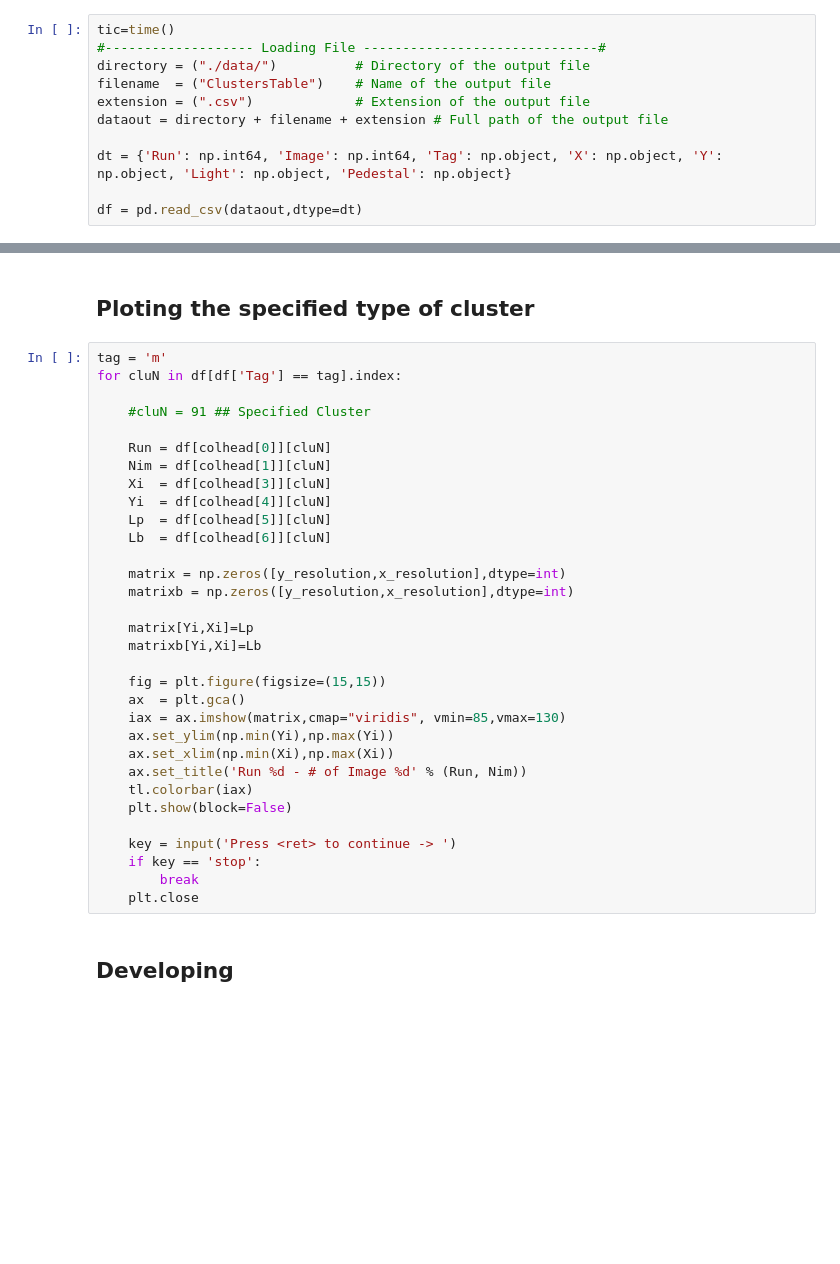
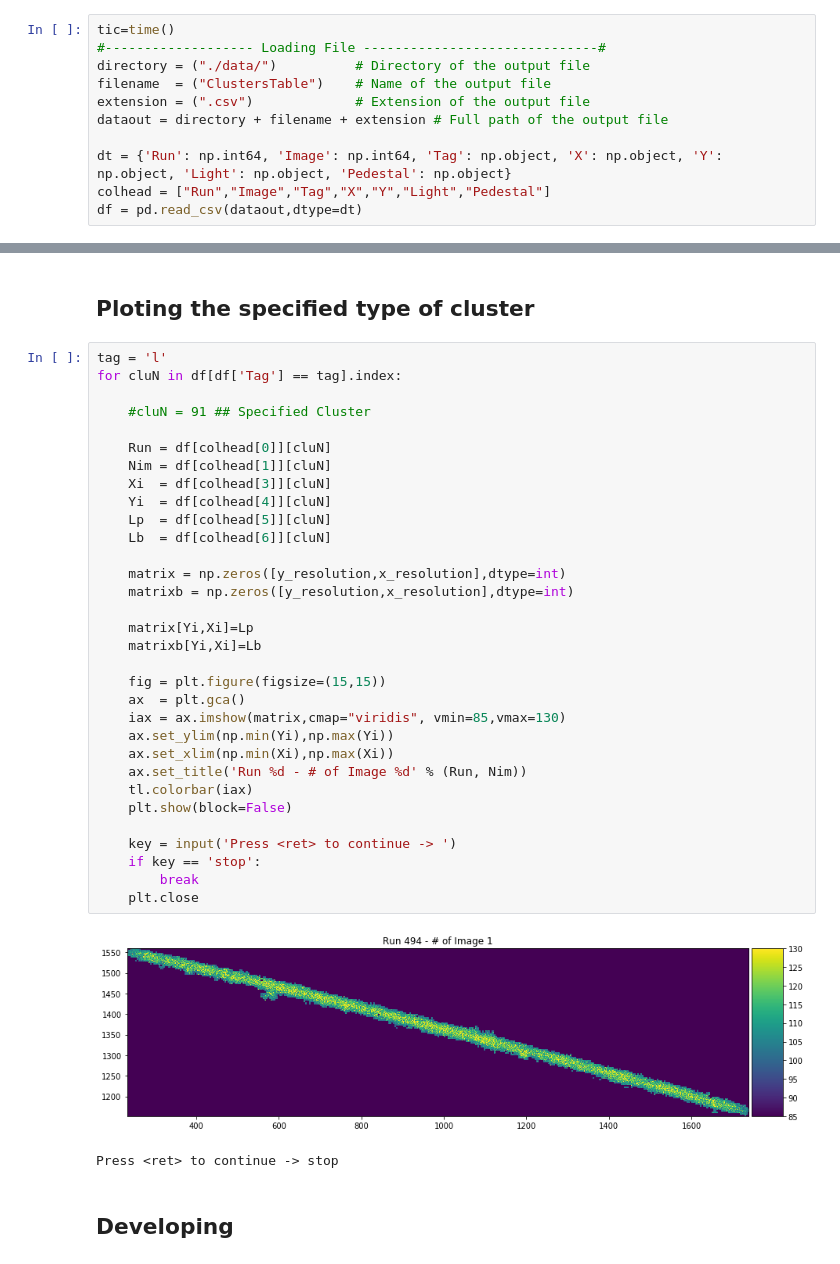
Before and after one commit to igorabritta/cygno, a Jupyter notebook: CreateVariables.ipynb, the cells around one changed output, grey strips where cells are left out. Saved outputs shown, nothing was run; the diff lists cells and outputs as text; blank space fills up the shorter version.

```diff
--- a/CreateVariables.ipynb
+++ b/CreateVariables.ipynb
@@ -36,7 +37,7 @@ extension = (".csv")             # Extension of the output file
 dataout = directory + filename + extension # Full path of the output file
 
 dt = {'Run': np.int64, 'Image': np.int64, 'Tag': np.object, 'X': np.object, 'Y': np.object, 'Light': np.object, 'Pedestal': np.object}
-
+colhead = ["Run","Image","Tag","X","Y","Light","Pedestal"]
 df = pd.read_csv(dataout,dtype=dt)
 # %%
 df.loc[:,'X'] = df.loc[:,'X'].apply(literal_eval)
@@ -140,36 +146,39 @@ tl.plot2hist(SPP, bins = 25, nsd = 1, nse = 5, label='SumPixels', logx = False,
 # %% [markdown]
 ## Ploting the specified type of cluster
 # %%
-tag = 'm'
+tag = 'l'
 for cluN in df[df['Tag'] == tag].index:
 
     #cluN = 91 ## Specified Cluster
 
     Run = df[colhead[0]][cluN]
     Nim = df[colhead[1]][cluN]
     Xi  = df[colhead[3]][cluN]
     Yi  = df[colhead[4]][cluN]
     Lp  = df[colhead[5]][cluN]
     Lb  = df[colhead[6]][cluN]
 
     matrix = np.zeros([y_resolution,x_resolution],dtype=int)
     matrixb = np.zeros([y_resolution,x_resolution],dtype=int)
 
     matrix[Yi,Xi]=Lp
     matrixb[Yi,Xi]=Lb
 
     fig = plt.figure(figsize=(15,15))
     ax  = plt.gca()
     iax = ax.imshow(matrix,cmap="viridis", vmin=85,vmax=130)
     ax.set_ylim(np.min(Yi),np.max(Yi))
     ax.set_xlim(np.min(Xi),np.max(Xi))
     ax.set_title('Run %d - # of Image %d' % (Run, Nim))
     tl.colorbar(iax)
     plt.show(block=False)
 
     key = input('Press <ret> to continue -> ')
     if key == 'stop':
         break
     plt.close
+# %% [output]
+[figure, added]
+Press <ret> to continue -> stop
 # %% [markdown]
 ## Developing
```
Also changed, not shown: parts of 12 cells of this notebook, 1 other file.
